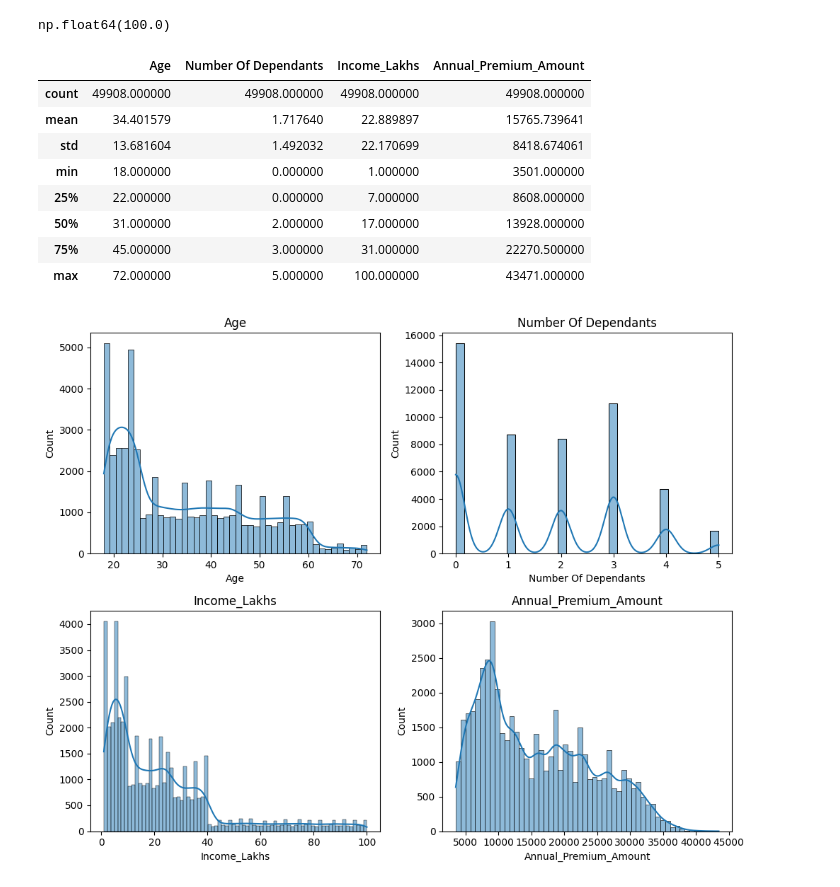
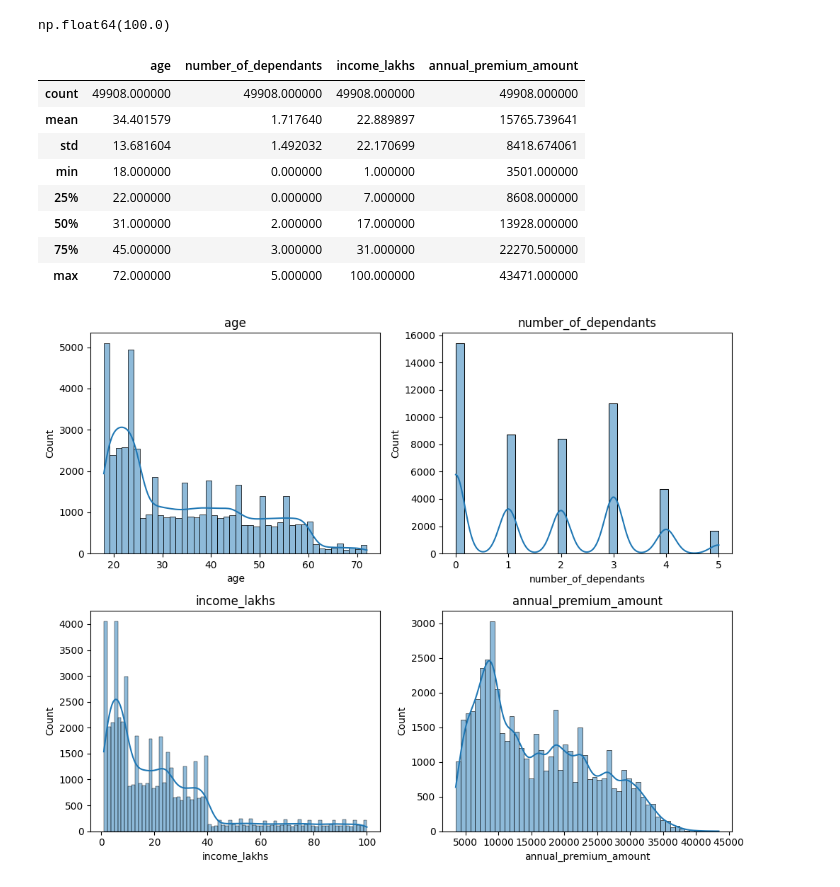
Before and after one commit to agambhardwaj04/premium_prediction, a Jupyter notebook: model/first_model.ipynb, the cells around one changed output. Cells and saved outputs as stored; diff of their text form; code cells hidden in the pictures.

```diff
--- a/model/first_model.ipynb
+++ b/model/first_model.ipynb
@@ -23,6 +23,6 @@ df.shape
 # %% [output]
 (50000, 13)
 # %%
-df.columns.str.replace(' ','_').str.lower()
-df.head()
+df.columns = df.columns.str.replace(' ', '_').str.lower()
+df.columns
 # %% [output]
@@ -101,8 +100,8 @@ df[df['Number Of Dependants'] < 0]['Number Of Dependants'].unique()
 # %% [output]
 array([-3, -1])
 # %%
-df['Number Of Dependants'] = abs(df['Number Of Dependants'])
-df['Number Of Dependants'].describe()
+df['number_of_dependants'] = abs(df['number_of_dependants'])
+df['number_of_dependants'].describe()
 # %% [output]
 count    49976.000000
 mean         1.717284
@@ -134,6 +133,6 @@ df[df.Age>100]['Age'].unique()
 # %% [output]
 array([224, 124, 136, 203, 356])
 # %%
-df1 = df[df.Age<=100].copy()
+df1 = df[df.age<=100].copy()
 df1.describe()
 # %% [output]
@@ -163,15 +162,15 @@ get_iqr_bounds(df1.Income_Lakhs)
 # %% [output]
 (43.0, -29.0)
 # %%
-quantile_threshold = df1.Income_Lakhs.quantile(0.999)
+quantile_threshold = df1.income_lakhs.quantile(0.999)
 quantile_threshold
 # %% [output]
 np.float64(100.0)
 # %%
-df2 = df1[df1.Income_Lakhs<=quantile_threshold].copy()
+df2 = df1[df1.income_lakhs<=quantile_threshold].copy()
 df2.describe()
 # %% [output]
-|  | Age | Number Of Dependants | Income_Lakhs | Annual_Premium_Amount |
+|  | age | number_of_dependants | income_lakhs | annual_premium_amount |
 | count | 49908.000000 | 49908.000000 | 49908.000000 | 49908.000000 |
 | mean | 34.401579 | 1.717640 | 22.889897 | 15765.739641 |
 | std | 13.681604 | 1.492032 | 22.170699 | 8418.674061 |
```
Also changed, not shown: parts of 22 cells of this notebook.
